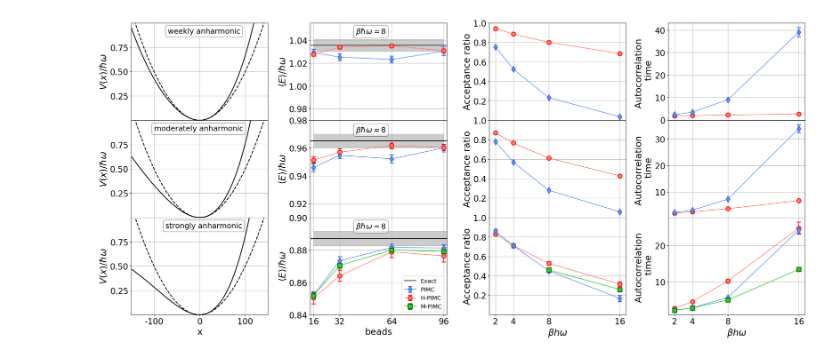
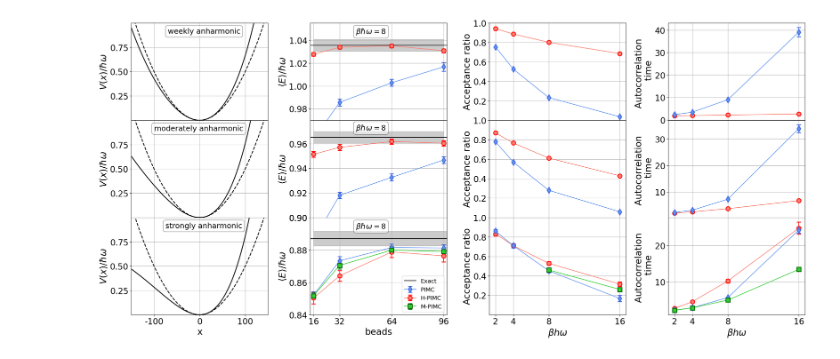
Before and after one commit to DelMaestroGroup/papers-code-HarmonicSampling, a Jupyter notebook: src/Figure4_ManyBodyAnharmonic.ipynb, the cells around one changed output. Drawn from its saved outputs; the diff is of its cells as text; code cells hidden in the pictures.

```diff
--- a/src/Figure4_ManyBodyAnharmonic.ipynb
+++ b/src/Figure4_ManyBodyAnharmonic.ipynb
@@ -39,7 +39,7 @@ ax1.set_ylabel(r'$V(x)/\hbar\omega$', fontsize=22)
 ax2.axhline(1.0354300351419057, 0,96,linestyle='-', color='k')
 ax2.text(42, 1.051, f'$\\beta \\hbar \\omega = 8$', fontsize=18, va='top', ha='left', bbox=dict(boxstyle='round,pad=0.3', facecolor='white', alpha=0.5))
 ax2.fill_between(wanh_f[2,8:12], [1.0354300351419057 * 0.995]*len(wanh_f[1,8:12]), [1.0354300351419057 * 1.005]*len(wanh_f[1,8:12]), color='k', alpha=0.2)
-ax2.errorbar(wanh_f[2,8:12], wanh_f[7,8:12], yerr=wanh_f[8,8:12], linestyle='-', marker='d', markersize=10, color='cornflowerblue', markerfacecolor='cornflowerblue', markeredgecolor='royalblue', markeredgewidth=2, ecolor = 'royalblue', capsize=5, label=f'PIMC')
+ax2.errorbar(wanh_f[2,8:12], wanh_f[5,8:12], yerr=wanh_f[6,8:12], linestyle='-', marker='d', markersize=10, color='cornflowerblue', markerfacecolor='cornflowerblue', markeredgecolor='royalblue', markeredgewidth=2, ecolor = 'royalblue', capsize=5, label=f'PIMC')
 ax2.errorbar(wanh_h[2,8:12], wanh_h[7,8:12], yerr=wanh_h[8,8:12], linestyle='-', marker='o', markersize=10, color='salmon', markerfacecolor='salmon', markeredgecolor='red', markeredgewidth=2, ecolor = 'red', capsize=5, label=f'H-PIMC')
 ax2.set_ylabel('$\\langle E \\rangle / \\hbar \\omega$', fontsize=22)
 #ax2.legend(fontsize=14)
@@ -71,13 +71,13 @@ ax5.set_ylabel(r'$V(x)/\hbar\omega$', fontsize=22)
 ax6.axhline(0.9652296, 0,96,linestyle='-', color='k')
 ax6.text(42, 0.976, f'$\\beta \\hbar \\omega = 8$', fontsize=18, va='top', ha='left', bbox=dict(boxstyle='round,pad=0.3', facecolor='white', alpha=0.5))
 ax6.fill_between(manh_f[2,8:12], [0.9652296 * 0.995]*len(manh_f[2,8:12]), [0.9652296 * 1.005]*len(manh_f[2,8:12]), color='k', alpha=0.2)
-ax6.errorbar(manh_f[2,8:12], manh_f[7,8:12], yerr=manh_f[8,8:12], linestyle='-', marker='d', markersize=10, color='cornflowerblue', markerfacecolor='cornflowerblue', markeredgecolor='royalblue', markeredgewidth=2, ecolor = 'royalblue', capsize=5, label=f'PIMC')
+ax6.errorbar(manh_f[2,8:12], manh_f[5,8:12], yerr=manh_f[6,8:12], linestyle='-', marker='d', markersize=10, color='cornflowerblue', markerfacecolor='cornflowerblue', markeredgecolor='royalblue', markeredgewidth=2, ecolor = 'royalblue', capsize=5, label=f'PIMC')
 ax6.errorbar(manh_h[2,8:12], manh_h[7,8:12], yerr=manh_h[8,8:12], linestyle='-', marker='o', markersize=10, color='salmon', markerfacecolor='salmon', markeredgecolor='red', markeredgewidth=2, ecolor = 'red', capsize=5, label=f'H-PIMC')
 ax6.set_ylabel('$\\langle E \\rangle / \\hbar \\omega$', fontsize=22)
 #ax6.legend(fontsize=14)
 ax6.grid()
-ax6.set_xlim([14, 0.979])
-ax6.set_ylim([0.91,0.98])
+#ax6.set_xlim([14, 0.979])
+ax6.set_ylim([0.90,0.979])
 #ax6.set_xticks([16, 32, 64, 96])
 ax7.errorbar(manh_h[0,[3,7,11,15]],manh_h[3,[3,7,11,15]],yerr=manh_h[4,[3,7,11,15]], linestyle='-', marker='o', markersize=10, color='salmon', markerfacecolor='salmon', markeredgecolor='red', markeredgewidth=2, ecolor = 'red', capsize=5, label=f'H-PIMC')
 ax7.errorbar(manh_f[0,[3,7,11,15]],manh_f[3,[3,7,11,15]],yerr=manh_f[4,[3,7,11,15]], linestyle='-', marker='d', markersize=10, color='cornflowerblue', markerfacecolor='cornflowerblue', markeredgecolor='royalblue', markeredgewidth=2, ecolor = 'royalblue', capsize=5, label=f'PIMC')
@@ -111,32 +111,32 @@ ax10.set_ylim(0.84,0.90)
 ax11.errorbar(sanh_h[0],sanh_h[1],sanh_h[2], linestyle='-', marker='o', markersize=10, color='salmon', markerfacecolor='salmon', markeredgecolor='red', markeredgewidth=2, ecolor = 'red', capsize=5, label=f'H-PIMC')
 ax11.errorbar(sanh_f[0],sanh_f[1],sanh_f[2], linestyle='-', marker='d', markersize=10,color='cornflowerblue',  markerfacecolor='cornflowerblue', markeredgecolor='royalblue', markeredgewidth=2, ecolor = 'royalblue', capsize=5, label=f'H-PIMC')
 ax11.errorbar([8,16], [0.46042500,0.26058750], yerr=[0.00143862,0.00339479], linestyle='-', marker='s', markersize=10, color='limegreen', markerfacecolor='limegreen', markeredgecolor='darkgreen', markeredgewidth=2, ecolor = 'darkgreen', capsize=5, label=f'M-PIMC')
 ax11.set_ylabel('Acceptance ratio', fontsize=22)
 ax11.set_ylim(0,1)
 ax11.set_yticks([0.2, 0.4, 0.6, 0.8, 1.0])
 ax11.grid()
 ax12.errorbar([2,4,8,16], sanh_autorocorr[3][8:], yerr=sanh_autorocorr[4][8:], linestyle='-', marker='o', markersize=10, color='salmon', markerfacecolor='salmon', markeredgecolor='red', markeredgewidth=2, ecolor = 'red', capsize=5, label=f'H-PIMC')
 ax12.errorbar([2,4,8,16], sanh_autorocorr[3][:4], yerr=sanh_autorocorr[4][:4], linestyle='-', marker='d', markersize=10, color='cornflowerblue', markerfacecolor='cornflowerblue', markeredgecolor='royalblue', markeredgewidth=2, ecolor = 'royalblue', capsize=5, label=f'H-PIMC')
 ax12.errorbar([2,4,8,16], sanh_autorocorr[3][4:8], yerr=sanh_autorocorr[4][4:8], linestyle='-', marker='s', markersize=10, color='limegreen', markerfacecolor='limegreen', markeredgecolor='darkgreen', markeredgewidth=2, ecolor = 'darkgreen', capsize=5, label=f'M-PIMC')
 ax12.set_ylabel('Autocorrelation \n time', fontsize=22)
 ax12.grid()
 
 ax9.set_xlim([-1.5, 1.5])
 ax9.set_xticks([-1.0,0.0, 1.0],labels=[-100,0, 100])
 ax9.set_xlabel('x', fontsize=22)
 ax10.set_xlim([14, 98])
 ax10.set_xticks([16, 32, 64, 96])
 ax10.set_xlabel('beads', fontsize=22)
 ax11.set_xticks([2, 4, 8, 16])
 ax11.set_xlabel(r'$\beta h\omega$', fontsize=22)
 ax12.set_xticks([2, 4, 8, 16])
 ax12.set_xlabel(r'$\beta h\omega$', fontsize=22)
 
 for ax in [ax1,ax2,ax3,ax4,ax5,ax6,ax7,ax8,ax9,ax10,ax11,ax12]:
     ax.tick_params(axis='both', which='major', labelsize=20)
 
 plt.tight_layout()
 plt.subplots_adjust(hspace=0)
-plt.savefig('../figures/ManyBodyAnharmonic.svg')
+plt.savefig('../figures/ManyBodyAnharmonic.pdf')
 # %% [output]
-[figure, old version]
+[figure, new version]
```
Also changed, not shown: 1 other file.
